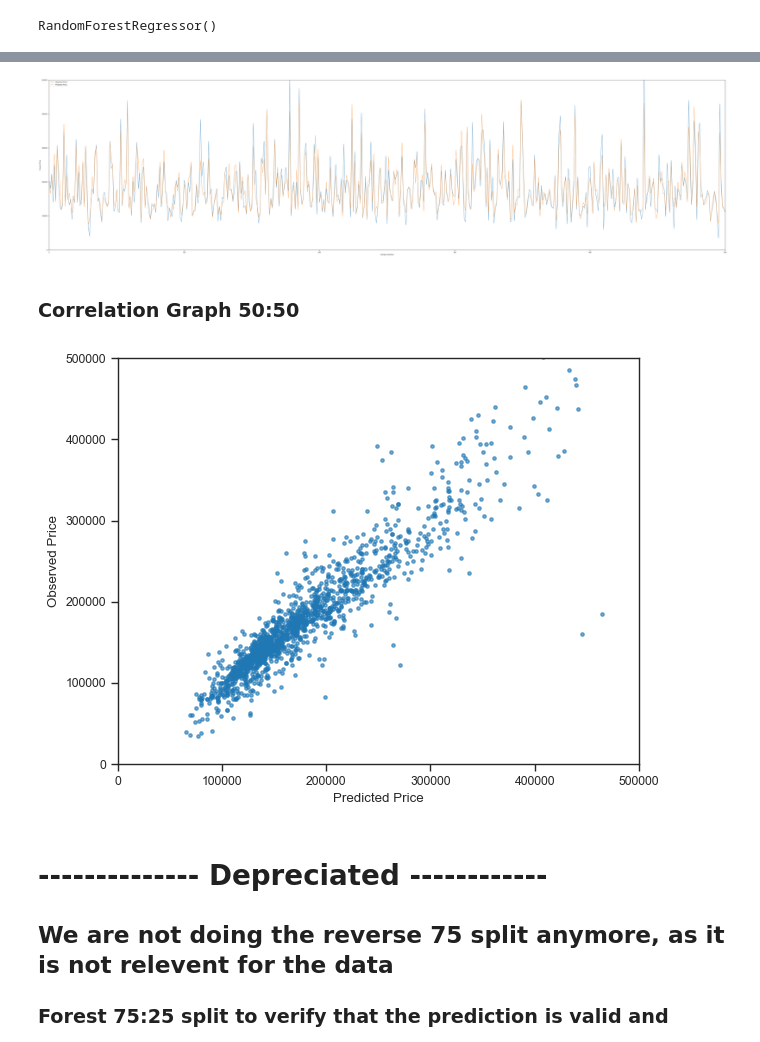
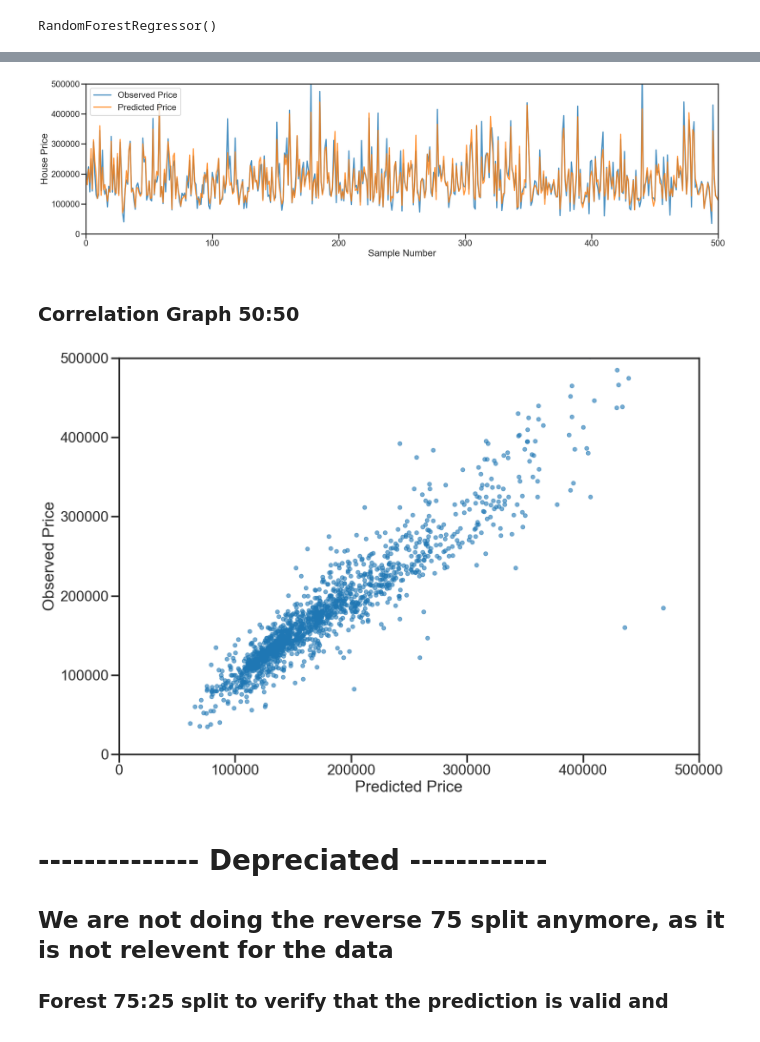
Before and after one commit to yummypugs/Data-Analytics-in-Business, a Jupyter notebook: 3.1.1 Stringless_Housing_RandomForest.ipynb, the cells around one changed output, grey strips where cells are left out. Drawn from its saved outputs; the diff is of its cells as text; code cells hidden in the pictures.

```diff
--- a/3.1.1 Stringless_Housing_RandomForest.ipynb
+++ b/3.1.1 Stringless_Housing_RandomForest.ipynb
@@ -118,15 +118,19 @@ y_train_predicted = forest.predict(X_train)
 # %%
 pd.DataFrame(y_train_predicted).to_csv(f"{cmn.export_data_path}RandomForestPrediction.csv")
 # %%
-cmn.plot_observed_vs_predicted(observed=y_train, predicted=y_train_predicted, x_lim=500, size_of_fig=(50,13))
+sns.set_context("poster")
+sns.set_style("ticks")
+cmn.plot_observed_vs_predicted(observed=y_train, predicted=y_train_predicted, x_lim=500, size_of_fig=(25,7))
 # %% [output]
-[figure, old version]
+[figure, new version]
 # %% [markdown]
 ### Correlation Graph 50:50
 # %%
-cmn.plot_single_scatter(observed=y_train, predicted=y_train_predicted, x_lim=500000, y_lim=500000)
+sns.set_context("poster")
+sns.set_style("ticks")
+cmn.plot_single_scatter(observed=y_train, predicted=y_train_predicted, x_lim=500000, y_lim=500000, size_of_fig=(15,10))
 # %% [output]
-[figure, old version]
+[figure, new version]
 # %% [markdown]
 # -------------- Depreciated ------------
 ## We are not doing the reverse 75 split anymore, as it is not relevent for the data
```
Also changed, not shown: parts of 7 cells of this notebook, 6 other files.
